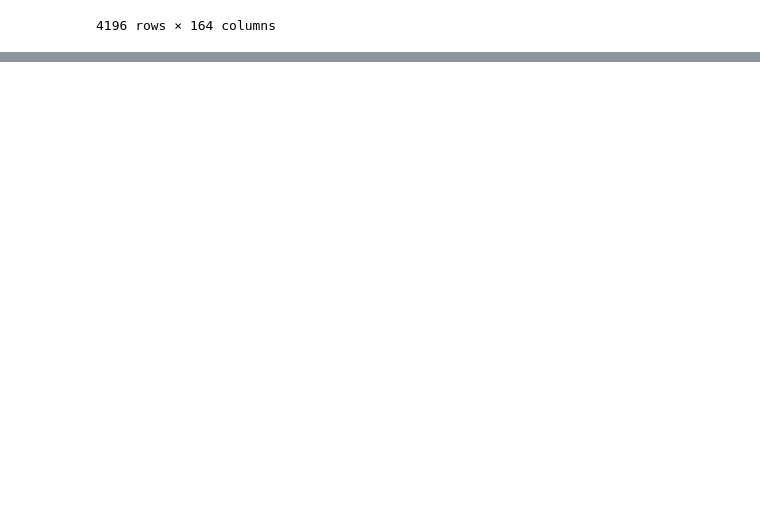
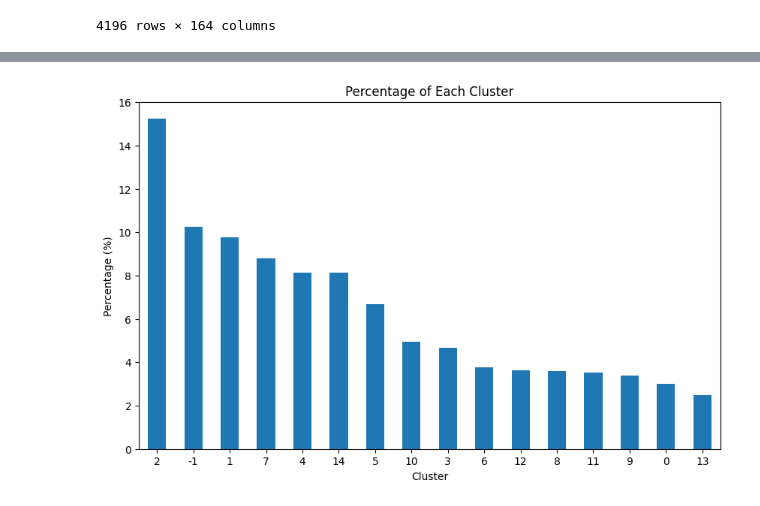
Before and after one commit to leothesouthafrican/PLR, a Jupyter notebook: Leo/1_feat_exploration.ipynb, the cells around one changed output, grey strips where cells are left out. Cells and saved outputs as stored; diff of their text form; code cells hidden in the pictures; blank space fills up the shorter version.

Commit message:
add new clustering solution

```diff
--- a/Leo/1_feat_exploration.ipynb
+++ b/Leo/1_feat_exploration.ipynb
@@ -812,0 +809,4 @@ NameError: name 'd' is not defined
+# %%
+import pandas as pd
+
+df = pd.read_csv("/Users/leo/Programming/PLR/clusterings/leo/PCA_Additive_HDBSCAN_Sil_14.csv")
@@ -812,0 +825,17 @@ NameError: name 'd' is not defined
+# %%
+import matplotlib.pyplot as plt
+
+# Calculate the percentage of each cluster
+cluster_counts = df['cluster'].value_counts()
+cluster_percentages = (cluster_counts / len(df)) * 100  # Convert to percentage
+
+# Plotting the bar chart
+plt.figure(figsize=(10, 6))
+cluster_percentages.plot(kind='bar')
+plt.title('Percentage of Each Cluster')
+plt.xlabel('Cluster')
+plt.ylabel('Percentage (%)')
+plt.xticks(rotation=0)  # Rotate x-axis labels to show them horizontally
+plt.show()
+# %% [output]
+[figure, added]
```
Also changed, not shown: parts of 3 cells of this notebook, 7 other files.
